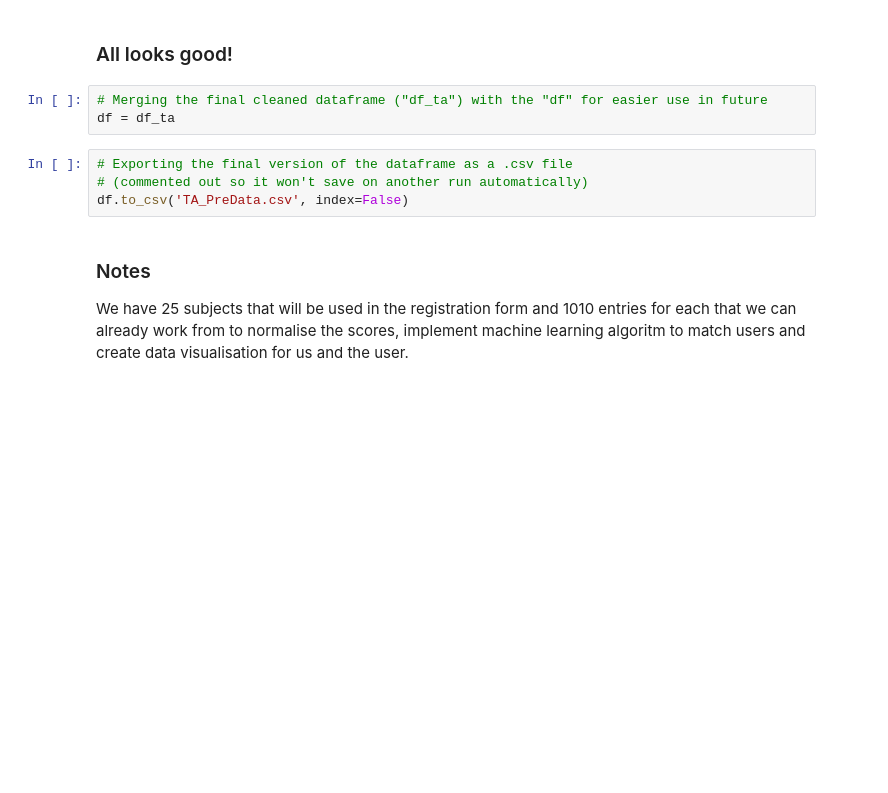
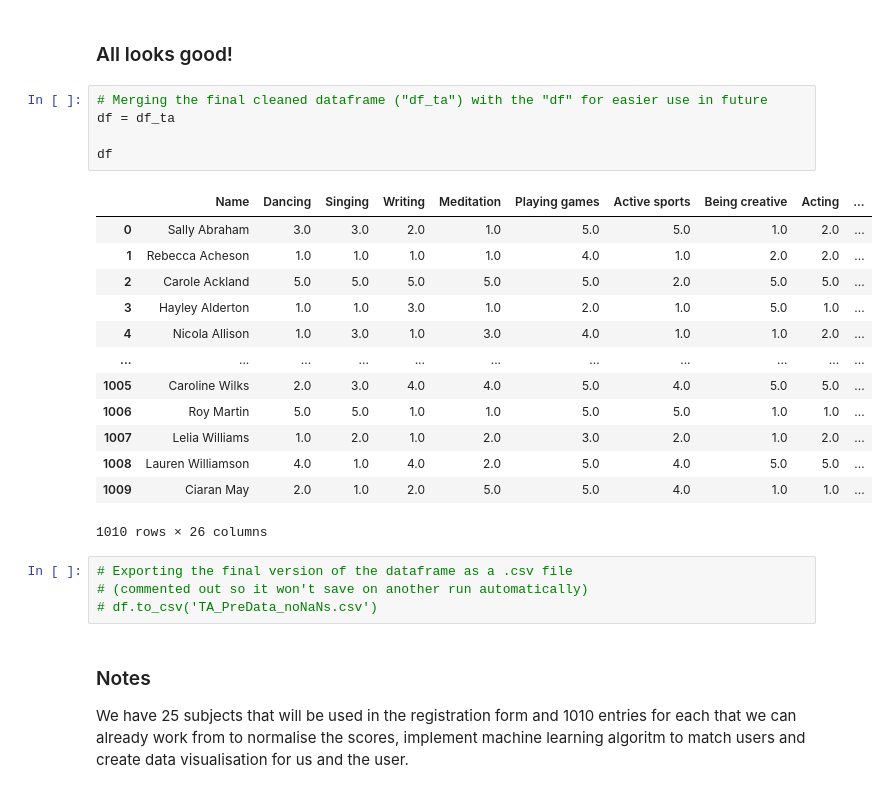
Before and after one commit to Mallcock1/Techlabs-challenge, a Jupyter notebook: Data preparation.ipynb, the cells around one changed output. Cells and saved outputs as stored; diff of their text form; blank space fills up the shorter version.

```diff
--- a/Data preparation.ipynb
+++ b/Data preparation.ipynb
@@ -411,10 +423,26 @@ df_ta.shape
 # %%
 # Merging the final cleaned dataframe ("df_ta") with the "df" for easier use in future
 df = df_ta
+
+df
+# %% [output]
+|  | Name | Dancing | Singing | Writing | Meditation | Playing games | Active sports | Being creative | Acting | ... |
+| 0 | Sally Abraham | 3.0 | 3.0 | 2.0 | 1.0 | 5.0 | 5.0 | 1.0 | 2.0 | ... |
+| 1 | Rebecca Acheson | 1.0 | 1.0 | 1.0 | 1.0 | 4.0 | 1.0 | 2.0 | 2.0 | ... |
+| 2 | Carole Ackland | 5.0 | 5.0 | 5.0 | 5.0 | 5.0 | 2.0 | 5.0 | 5.0 | ... |
+| 3 | Hayley Alderton | 1.0 | 1.0 | 3.0 | 1.0 | 2.0 | 1.0 | 5.0 | 1.0 | ... |
+| 4 | Nicola Allison | 1.0 | 3.0 | 1.0 | 3.0 | 4.0 | 1.0 | 1.0 | 2.0 | ... |
+| ... | ... | ... | ... | ... | ... | ... | ... | ... | ... | ... |
+| 1005 | Caroline Wilks | 2.0 | 3.0 | 4.0 | 4.0 | 5.0 | 4.0 | 5.0 | 5.0 | ... |
+| 1006 | Roy Martin | 5.0 | 5.0 | 1.0 | 1.0 | 5.0 | 5.0 | 1.0 | 1.0 | ... |
+| 1007 | Lelia Williams | 1.0 | 2.0 | 1.0 | 2.0 | 3.0 | 2.0 | 1.0 | 2.0 | ... |
+| 1008 | Lauren Williamson | 4.0 | 1.0 | 4.0 | 2.0 | 5.0 | 4.0 | 5.0 | 5.0 | ... |
+| 1009 | Ciaran May | 2.0 | 1.0 | 2.0 | 5.0 | 5.0 | 4.0 | 1.0 | 1.0 | ... |
+1010 rows × 26 columns
 # %%
 # Exporting the final version of the dataframe as a .csv file
 # (commented out so it won't save on another run automatically)
-df.to_csv('TA_PreData.csv', index=False)
+# df.to_csv('TA_PreData_noNaNs.csv')
 # %% [markdown]
 ### Notes
 
```
Also changed, not shown: parts of 8 cells of this notebook, 1 other file.
